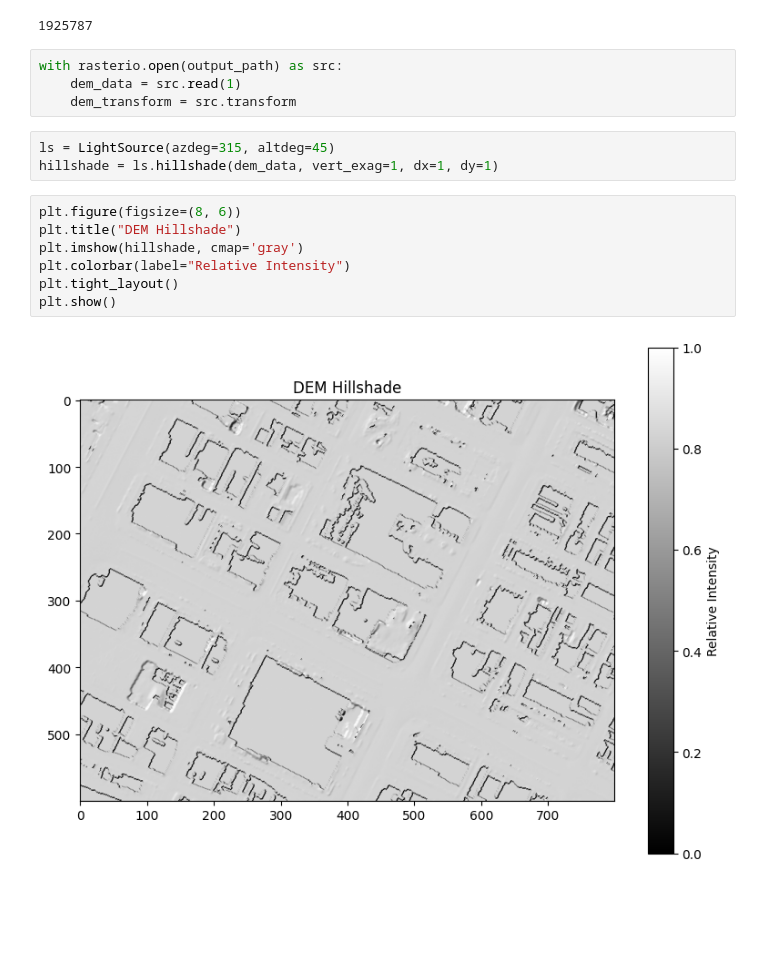
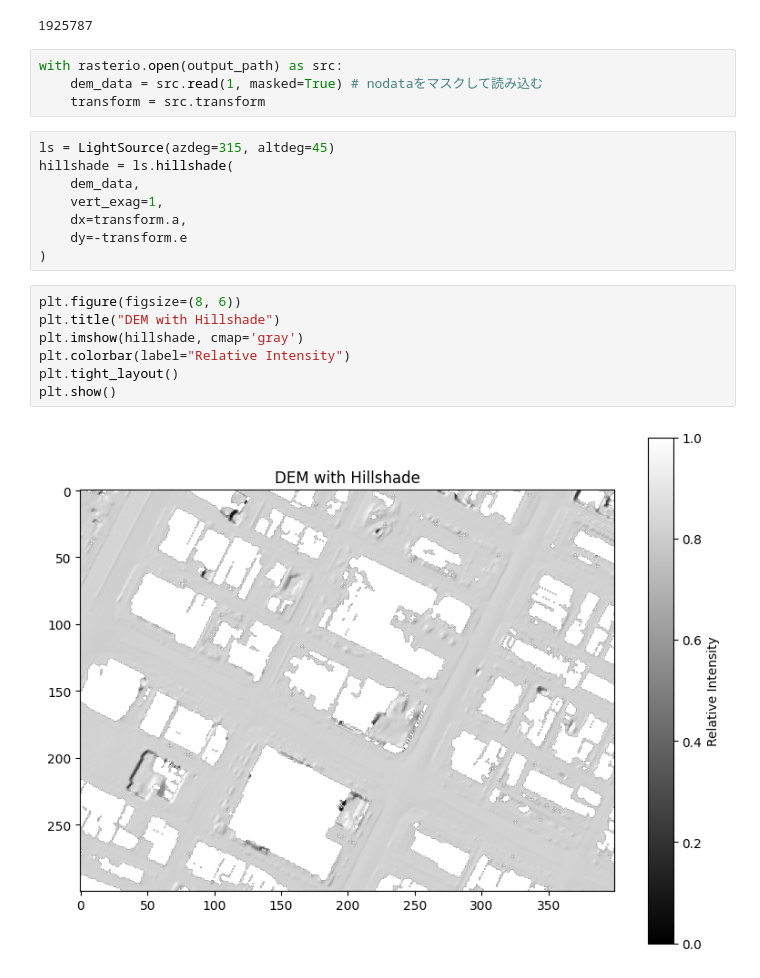
Before and after one commit to nokonoko1203/pointcloud-processing-sample, a Jupyter notebook: notebook/dem.ipynb, the cells around one changed output. Drawn from its saved outputs; the diff is of its cells as text; blank space fills up the shorter version.

```diff
--- a/notebook/dem.ipynb
+++ b/notebook/dem.ipynb
@@ -44,17 +44,22 @@ pipeline.execute()
 1925787
 # %%
 with rasterio.open(output_path) as src:
-    dem_data = src.read(1)
-    dem_transform = src.transform
+    dem_data = src.read(1, masked=True) # nodataをマスクして読み込む
+    transform = src.transform
 # %%
 ls = LightSource(azdeg=315, altdeg=45)
-hillshade = ls.hillshade(dem_data, vert_exag=1, dx=1, dy=1)
+hillshade = ls.hillshade(
+    dem_data,
+    vert_exag=1,
+    dx=transform.a,
+    dy=-transform.e
+)
 # %%
 plt.figure(figsize=(8, 6))
-plt.title("DEM Hillshade")
+plt.title("DEM with Hillshade")
 plt.imshow(hillshade, cmap='gray')
 plt.colorbar(label="Relative Intensity")
 plt.tight_layout()
 plt.show()
 # %% [output]
-[figure, old version]
+[figure, new version]
```
Also changed, not shown: parts of 1 cell of this notebook.
